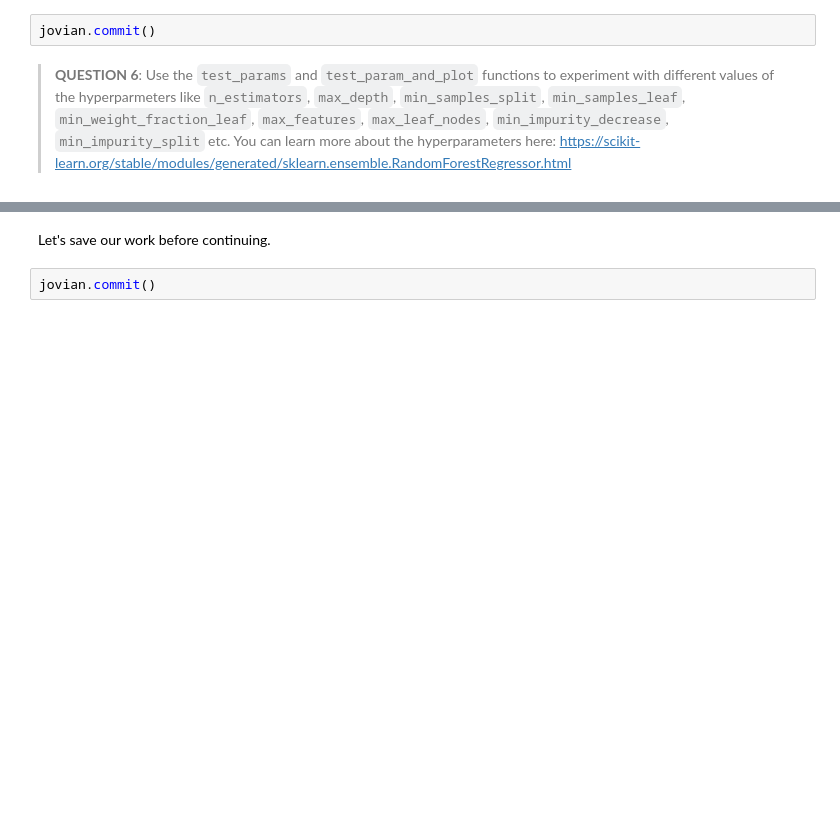
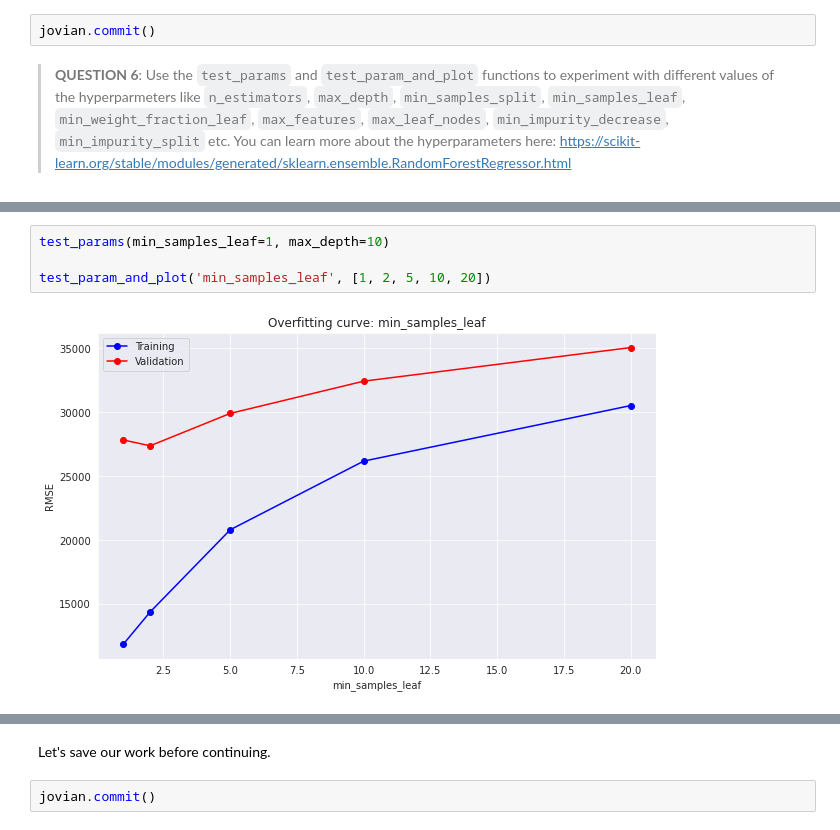
Before and after one commit to Nish-008/Machine_Learning_Practice, a Jupyter notebook: python-random-forests-assignment.ipynb, the cells around one changed output, grey strips where cells are left out. Saved outputs shown, nothing was run; the diff lists cells and outputs as text; blank space fills up the shorter version.

```diff
--- a/python-random-forests-assignment.ipynb
+++ b/python-random-forests-assignment.ipynb
@@ -376,0 +393,6 @@ jovian.commit()
+# %%
+test_params(min_samples_leaf=1, max_depth=10)
+
+test_param_and_plot('min_samples_leaf', [1, 2, 5, 10, 20])
+# %% [output]
+[figure, added]
```
Also changed, not shown: parts of 9 cells of this notebook.
